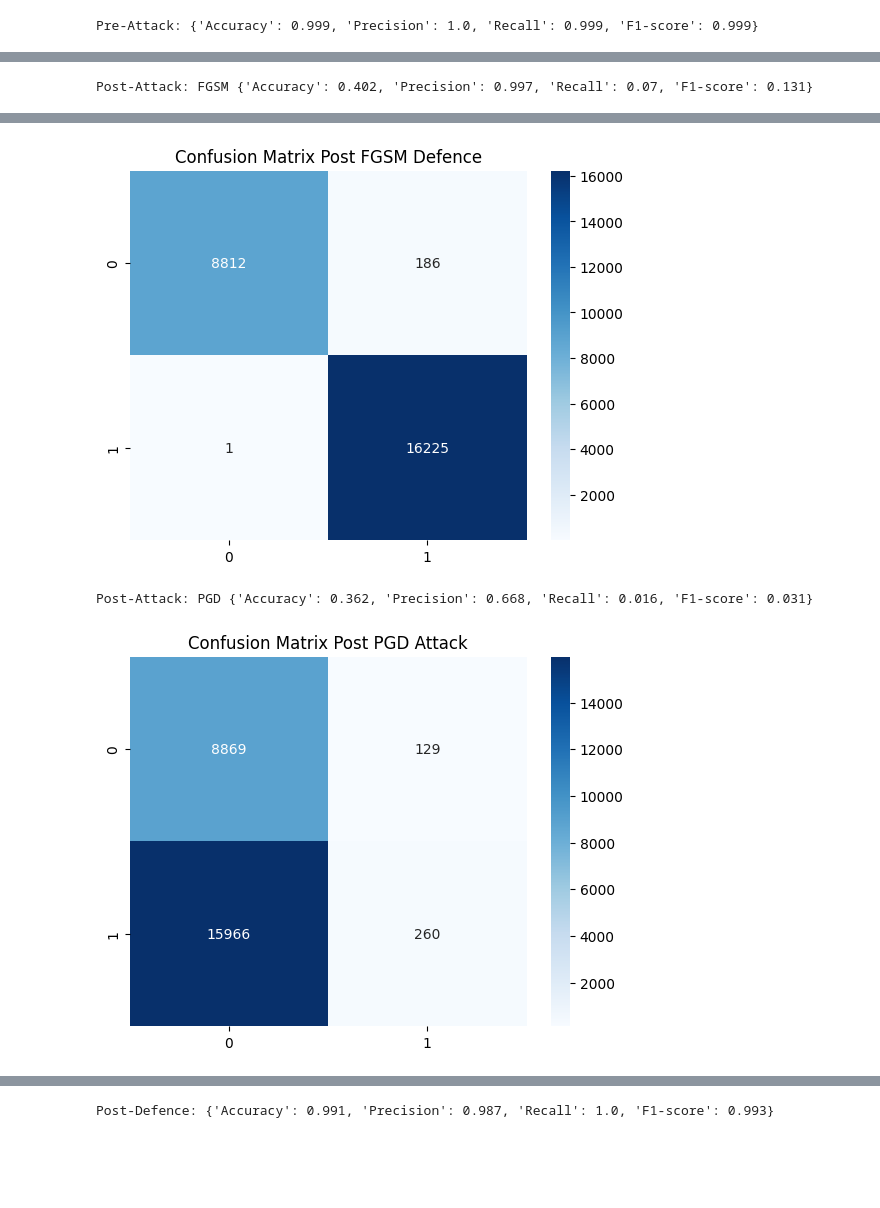
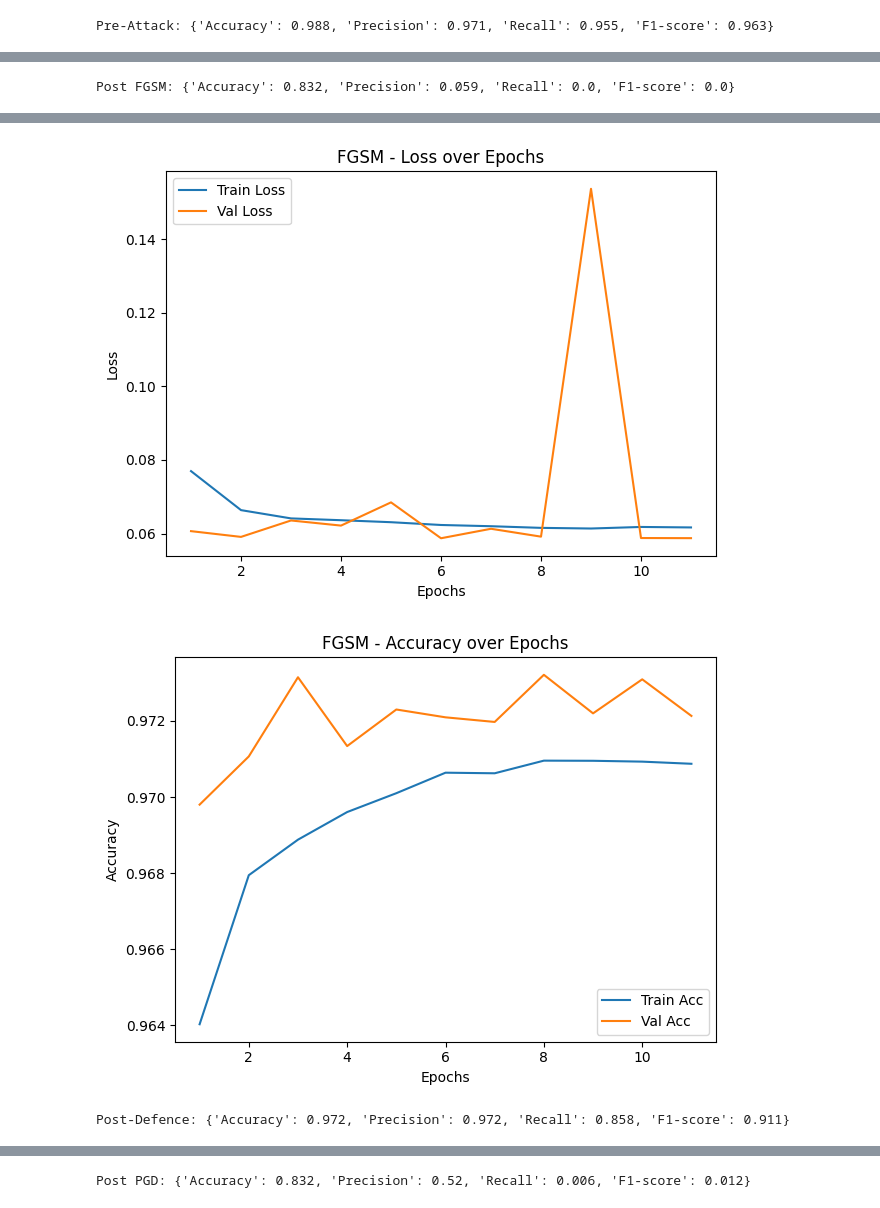
Before and after one commit to fdigravina/ML-2024-25, a Jupyter notebook: code/evaluation.ipynb, the cells around one changed output, grey strips where cells are left out. Drawn from its saved outputs; the diff is of its cells as text; code cells hidden in the pictures; blank space fills up the shorter version.

```diff
--- a/code/evaluation.ipynb
+++ b/code/evaluation.ipynb
@@ -222,6 +316,6 @@ def adversarial_training(csv_path, subset_ratio=1.0):
 	for attack in attacks.keys():
 		plot_attack_metrics(metrics, attack)
 # %%
-adversarial_training("../data/CIC-IDS-2017.csv", subset_ratio=0.05)
+adversarial_training("../data/CIC-IDS-2017.csv", subset_ratio=1.0)
 # %% [output]
-Pre-Attack: {'Accuracy': 0.999, 'Precision': 1.0, 'Recall': 0.999, 'F1-score': 0.999}
+Pre-Attack: {'Accuracy': 0.988, 'Precision': 0.971, 'Recall': 0.955, 'F1-score': 0.963}
@@ -229 +323 @@ Pre-Attack: {'Accuracy': 0.999, 'Precision': 1.0, 'Recall': 0.999, 'F1-score': 0
-Post-Attack: FGSM {'Accuracy': 0.402, 'Precision': 0.997, 'Recall': 0.07, 'F1-score': 0.131}
+Post FGSM: {'Accuracy': 0.832, 'Precision': 0.059, 'Recall': 0.0, 'F1-score': 0.0}
@@ -232,3 +338,3 @@ Post-Defence: {'Accuracy': 0.993, 'Precision': 0.989, 'Recall': 1.0, 'F1-score':
-[figure, old version]
+[figure, new version]
+[figure, new version]
-Post-Attack: PGD {'Accuracy': 0.362, 'Precision': 0.668, 'Recall': 0.016, 'F1-score': 0.031}
+Post-Defence: {'Accuracy': 0.972, 'Precision': 0.972, 'Recall': 0.858, 'F1-score': 0.911}
-[figure, old version]
@@ -235 +342 @@ Post-Attack: PGD {'Accuracy': 0.362, 'Precision': 0.668, 'Recall': 0.016, 'F1-sc
-Post-Defence: {'Accuracy': 0.991, 'Precision': 0.987, 'Recall': 1.0, 'F1-score': 0.993}
+Post PGD: {'Accuracy': 0.832, 'Precision': 0.52, 'Recall': 0.006, 'F1-score': 0.012}
```
Also changed, not shown: parts of 3 cells of this notebook, 4 other files.
